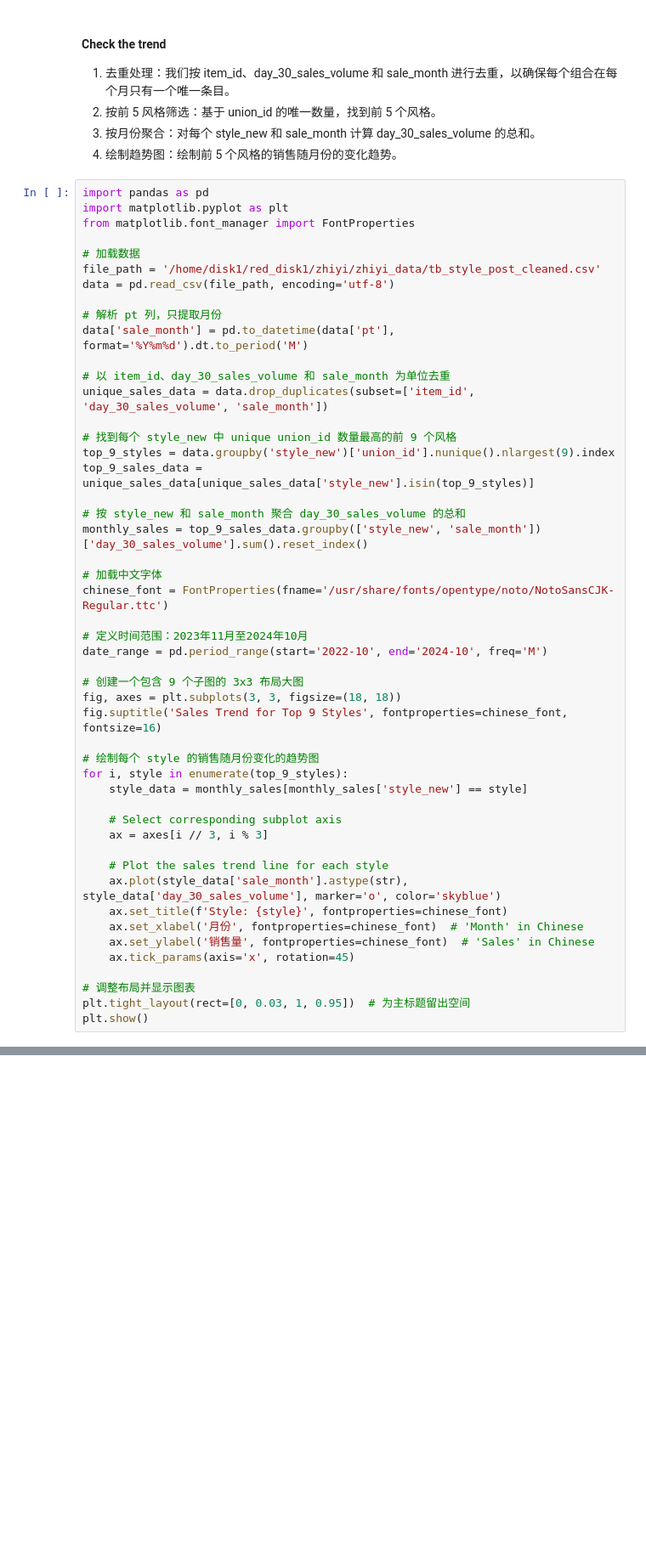
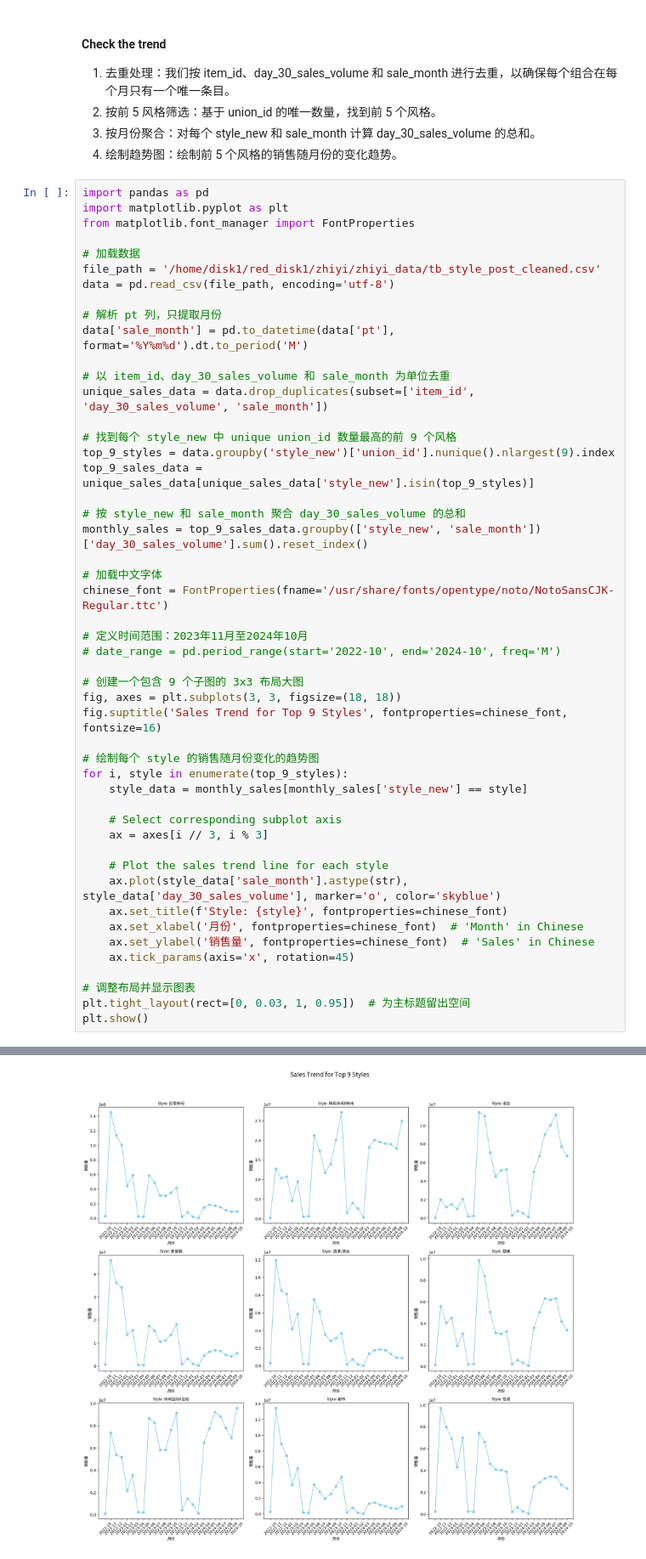
Before and after one commit to diandianyilin/Fashion-Cycle, a Jupyter notebook: tb/descriptive.ipynb, the cells around one changed output, grey strips where cells are left out. Shown at 85% size. Saved outputs shown, nothing was run; the diff lists cells and outputs as text; blank space fills up the shorter version.

```diff
--- a/tb/descriptive.ipynb
+++ b/tb/descriptive.ipynb
@@ -319,7 +319,7 @@ monthly_sales = top_9_sales_data.groupby(['style_new', 'sale_month'])['day_30_sa
 chinese_font = FontProperties(fname='/usr/share/fonts/opentype/noto/NotoSansCJK-Regular.ttc')
 
 # 定义时间范围：2023年11月至2024年10月
-date_range = pd.period_range(start='2022-10', end='2024-10', freq='M')
+# date_range = pd.period_range(start='2022-10', end='2024-10', freq='M')
 
 # 创建一个包含 9 个子图的 3x3 布局大图
 fig, axes = plt.subplots(3, 3, figsize=(18, 18))
@@ -342,3 +342,4 @@ for i, style in enumerate(top_9_styles):
 # 调整布局并显示图表
 plt.tight_layout(rect=[0, 0.03, 1, 0.95])  # 为主标题留出空间
 plt.show()
+# %% [output]
@@ -344,0 +363 @@ plt.show()
+[figure, added]
```
Also changed, not shown: parts of 1 cell of this notebook, 1 other file.
